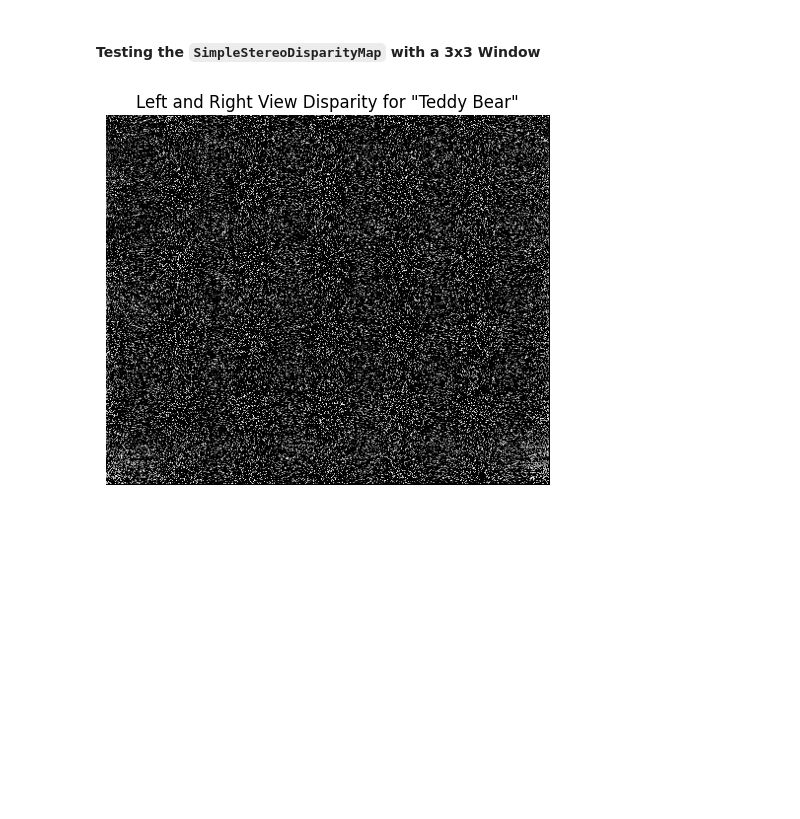
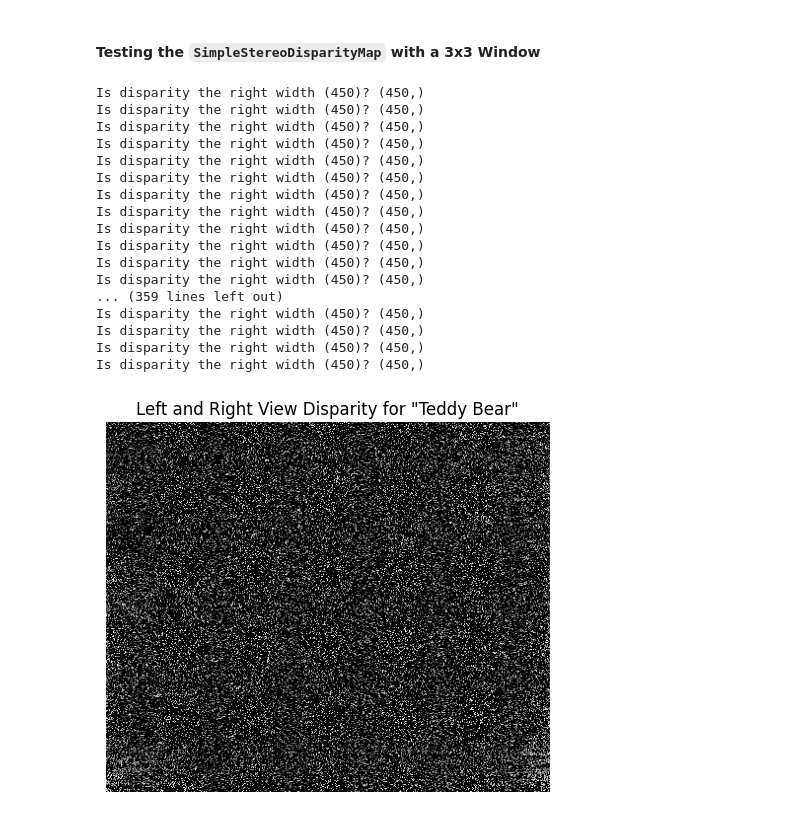
Before and after one commit to sraza-onshape/samaj-3d, a Jupyter notebook: src/experiments.ipynb, the cells around one changed output. Drawn from its saved outputs; the diff is of its cells as text; code cells hidden in the pictures; blank space fills up the shorter version.

Commit message:
add docstrings, fix bug in dims of computed disparity map

```diff
--- a/src/experiments.ipynb
+++ b/src/experiments.ipynb
@@ -371,14 +438,32 @@ TODO: compare both the implementations of 3x3 window and 15x15 against the same
 # %%
 SimpleStereoDisparityMap.compute_and_visualize(
     left_img,
     right_img,
     SimilarityMeasure.SAD,
     rank_transform_filter_side_length=5,
     window_size=3,
     scene_name="Teddy Bear",
     do_logging=False,
     stride=1,
     padding_type="zero",
+    max_disparity_level=63,  # given in the assignment description
 )
 # %% [output]
+Is disparity the right width (450)? (450,)
+Is disparity the right width (450)? (450,)
+Is disparity the right width (450)? (450,)
+Is disparity the right width (450)? (450,)
+Is disparity the right width (450)? (450,)
+Is disparity the right width (450)? (450,)
+Is disparity the right width (450)? (450,)
+Is disparity the right width (450)? (450,)
+Is disparity the right width (450)? (450,)
+Is disparity the right width (450)? (450,)
+Is disparity the right width (450)? (450,)
+Is disparity the right width (450)? (450,)
+... (359 lines left out)
+Is disparity the right width (450)? (450,)
+Is disparity the right width (450)? (450,)
+Is disparity the right width (450)? (450,)
+Is disparity the right width (450)? (450,)
-[figure, old version]
+[figure, new version]
```
Also changed, not shown: parts of 1 cell of this notebook.
